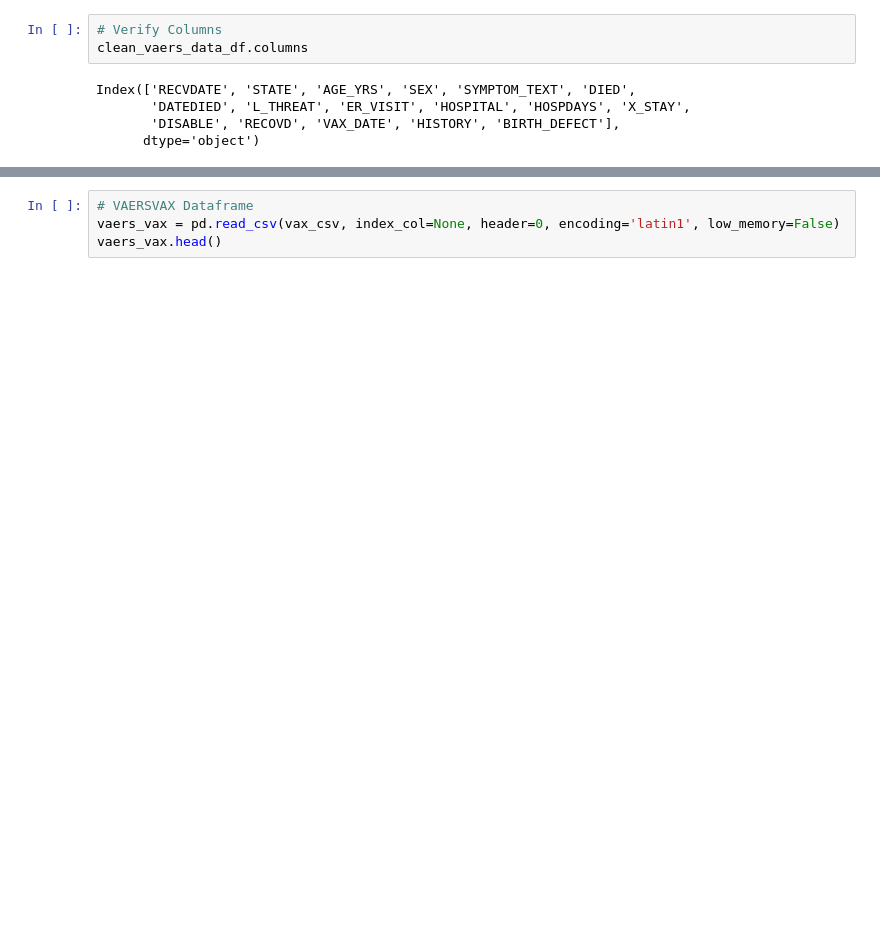
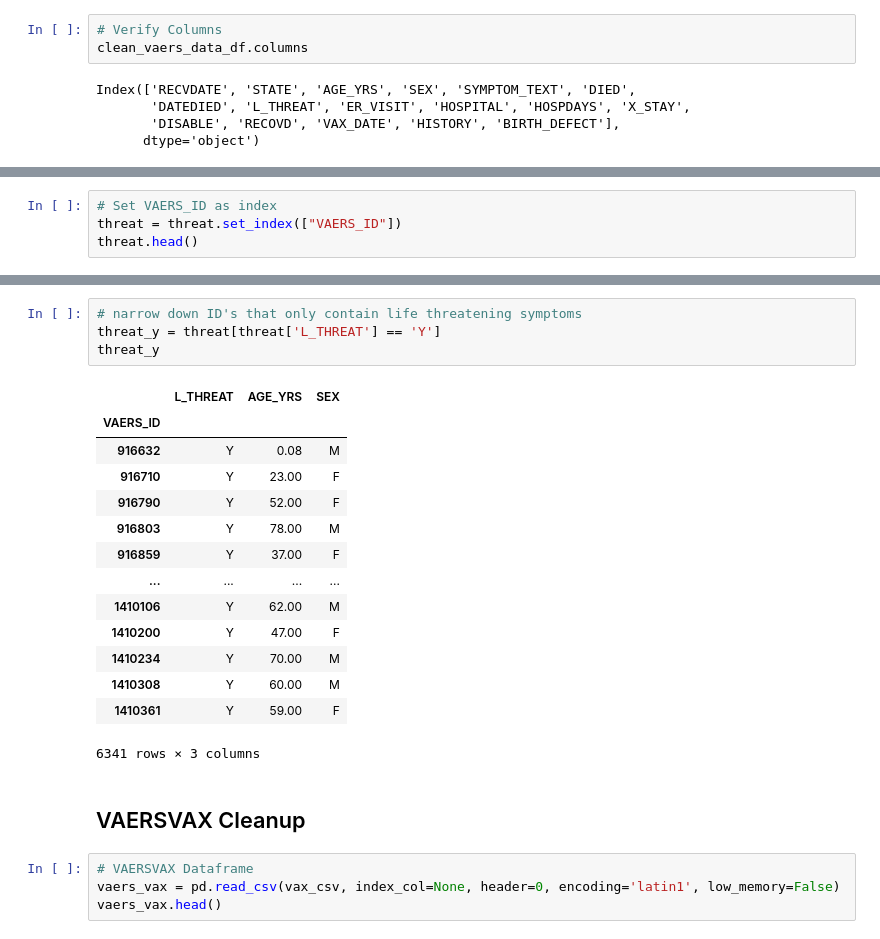
Before and after one commit to jvera01/COVID19_VAERS_ANALYSIS, a Jupyter notebook: Notebooks/VAERS_Dataset_Cleanup.ipynb, the cells around one changed output, grey strips where cells are left out. Drawn from its saved outputs; the diff is of its cells as text; blank space fills up the shorter version.

```diff
--- a/Notebooks/VAERS_Dataset_Cleanup.ipynb
+++ b/Notebooks/VAERS_Dataset_Cleanup.ipynb
@@ -96,0 +120,4 @@ Index(['RECVDATE', 'STATE', 'AGE_YRS', 'SEX', 'SYMPTOM_TEXT', 'DIED',
+# %%
+# Set VAERS_ID as index
+threat = threat.set_index(["VAERS_ID"])
+threat.head()
@@ -97,3 +132,24 @@ Index(['RECVDATE', 'STATE', 'AGE_YRS', 'SEX', 'SYMPTOM_TEXT', 'DIED',
+# %%
+# narrow down ID's that only contain life threatening symptoms
+threat_y = threat[threat['L_THREAT'] == 'Y']
+threat_y
+# %% [output]
+|  | L_THREAT | AGE_YRS | SEX |
+| VAERS_ID |  |  |  |
+| 916632 | Y | 0.08 | M |
+| 916710 | Y | 23.00 | F |
+| 916790 | Y | 52.00 | F |
+| 916803 | Y | 78.00 | M |
+| 916859 | Y | 37.00 | F |
+| ... | ... | ... | ... |
+| 1410106 | Y | 62.00 | M |
+| 1410200 | Y | 47.00 | F |
+| 1410234 | Y | 70.00 | M |
+| 1410308 | Y | 60.00 | M |
+| 1410361 | Y | 59.00 | F |
+6341 rows × 3 columns
+# %% [markdown]
+## VAERSVAX Cleanup
 # %%
 # VAERSVAX Dataframe
 vaers_vax = pd.read_csv(vax_csv, index_col=None, header=0, encoding='latin1', low_memory=False)
```
Also changed, not shown: parts of 15 cells of this notebook.
